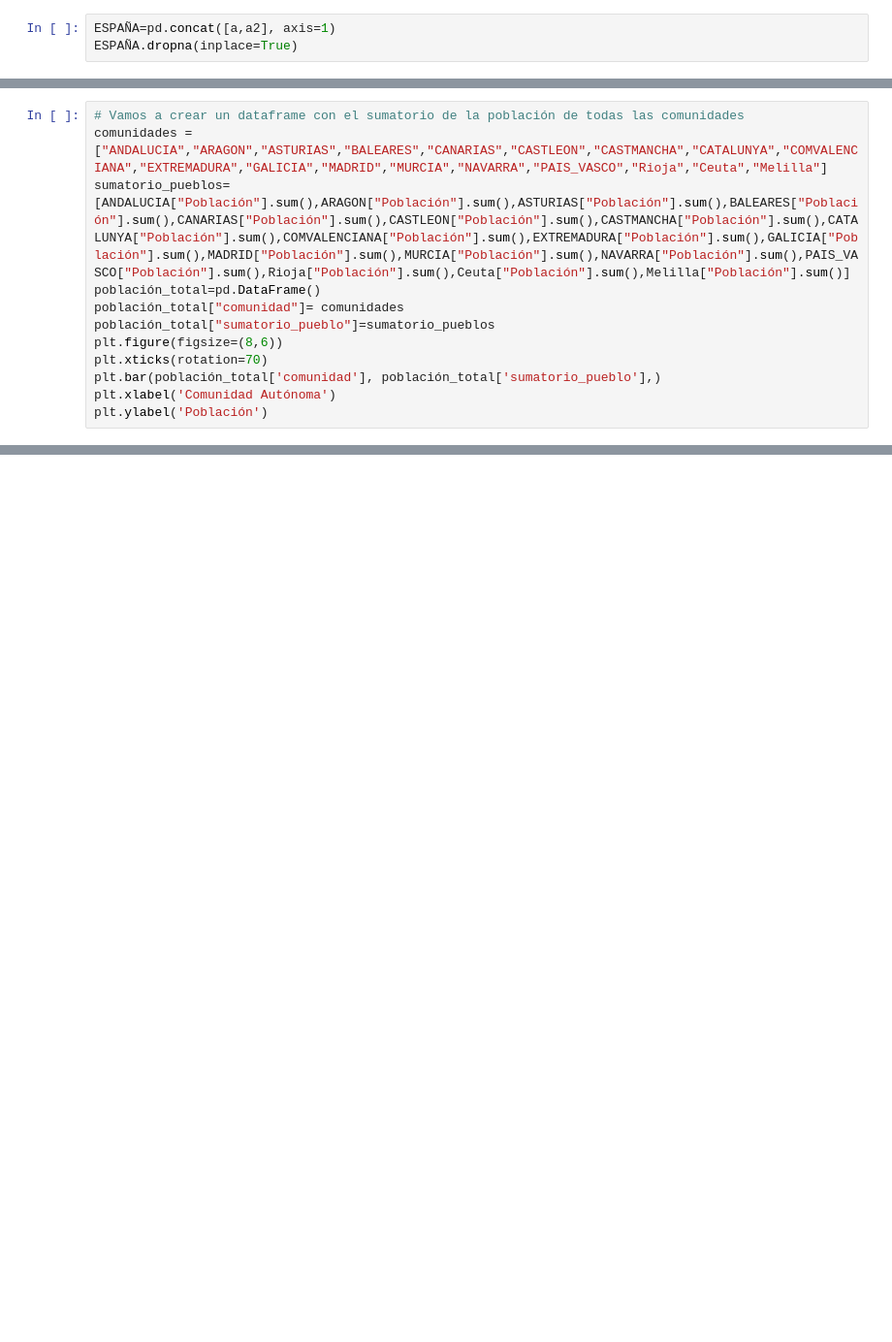
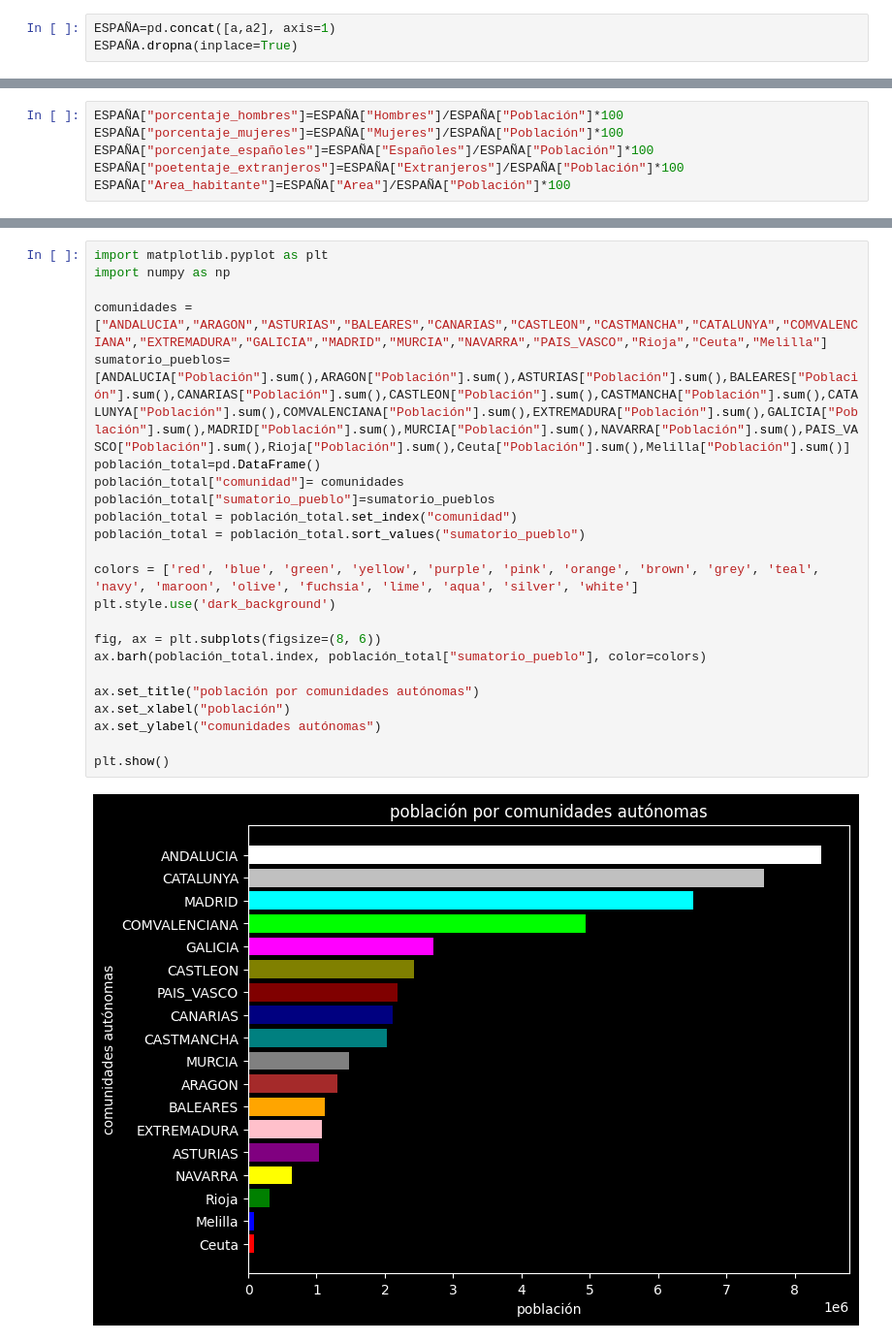
Before and after one commit to Chidagon/Data_Analyst, a Jupyter notebook: EDA/EDA_Carlos Hidalgo.ipynb, the cells around one changed output, grey strips where cells are left out. Shown: that part at 97% size. Drawn from its saved outputs; the diff is of its cells as text; blank space fills up the shorter version.

```diff
--- a/EDA/EDA_Carlos Hidalgo.ipynb
+++ b/EDA/EDA_Carlos Hidalgo.ipynb
@@ -220,12 +121,0 @@ Melilla = ESPAÑA.loc[ESPAÑA["Cod_CCAA"] == 19]
-# %%
-# Vamos a crear un dataframe con el sumatorio de la población de todas las comunidades
-comunidades = ["ANDALUCIA","ARAGON","ASTURIAS","BALEARES","CANARIAS","CASTLEON","CASTMANCHA","CATALUNYA","COMVALENCIANA","EXTREMADURA","GALICIA","MADRID","MURCIA","NAVARRA","PAIS_VASCO","Rioja","Ceuta","Melilla"]
-sumatorio_pueblos=[ANDALUCIA["Población"].sum(),ARAGON["Población"].sum(),ASTURIAS["Población"].sum(),BALEARES["Población"].sum(),CANARIAS["Población"].sum(),CASTLEON["Población"].sum(),CASTMANCHA["Población"].sum(),CATALUNYA["Población"].sum(),COMVALENCIANA["Población"].sum(),EXTREMADURA["Población"].sum(),GALICIA["Población"].sum(),MADRID["Población"].sum(),MURCIA["Población"].sum(),NAVARRA["Población"].sum(),PAIS_VASCO["Población"].sum(),Rioja["Población"].sum(),Ceuta["Población"].sum(),Melilla["Población"].sum()]
-población_total=pd.DataFrame()
-población_total["comunidad"]= comunidades
-población_total["sumatorio_pueblo"]=sumatorio_pueblos
-plt.figure(figsize=(8,6))
-plt.xticks(rotation=70)
-plt.bar(población_total['comunidad'], población_total['sumatorio_pueblo'],)
-plt.xlabel('Comunidad Autónoma')
-plt.ylabel('Población')
@@ -540,0 +240,6 @@ TypeError: Missing required keyword argument `data`.
+# %%
+ESPAÑA["porcentaje_hombres"]=ESPAÑA["Hombres"]/ESPAÑA["Población"]*100
+ESPAÑA["porcentaje_mujeres"]=ESPAÑA["Mujeres"]/ESPAÑA["Población"]*100
+ESPAÑA["porcenjate_españoles"]=ESPAÑA["Españoles"]/ESPAÑA["Población"]*100
+ESPAÑA["poetentaje_extranjeros"]=ESPAÑA["Extranjeros"]/ESPAÑA["Población"]*100
+ESPAÑA["Area_habitante"]=ESPAÑA["Area"]/ESPAÑA["Población"]*100
@@ -540,0 +270,25 @@ TypeError: Missing required keyword argument `data`.
+# %%
+import matplotlib.pyplot as plt
+import numpy as np
+
+comunidades = ["ANDALUCIA","ARAGON","ASTURIAS","BALEARES","CANARIAS","CASTLEON","CASTMANCHA","CATALUNYA","COMVALENCIANA","EXTREMADURA","GALICIA","MADRID","MURCIA","NAVARRA","PAIS_VASCO","Rioja","Ceuta","Melilla"]
+sumatorio_pueblos=[ANDALUCIA["Población"].sum(),ARAGON["Población"].sum(),ASTURIAS["Población"].sum(),BALEARES["Población"].sum(),CANARIAS["Población"].sum(),CASTLEON["Población"].sum(),CASTMANCHA["Población"].sum(),CATALUNYA["Población"].sum(),COMVALENCIANA["Población"].sum(),EXTREMADURA["Población"].sum(),GALICIA["Población"].sum(),MADRID["Población"].sum(),MURCIA["Población"].sum(),NAVARRA["Población"].sum(),PAIS_VASCO["Población"].sum(),Rioja["Población"].sum(),Ceuta["Población"].sum(),Melilla["Población"].sum()]
+población_total=pd.DataFrame()
+población_total["comunidad"]= comunidades
+población_total["sumatorio_pueblo"]=sumatorio_pueblos
+población_total = población_total.set_index("comunidad")
+población_total = población_total.sort_values("sumatorio_pueblo")
+
+colors = ['red', 'blue', 'green', 'yellow', 'purple', 'pink', 'orange', 'brown', 'grey', 'teal', 'navy', 'maroon', 'olive', 'fuchsia', 'lime', 'aqua', 'silver', 'white']
+plt.style.use('dark_background')
+
+fig, ax = plt.subplots(figsize=(8, 6))
+ax.barh(población_total.index, población_total["sumatorio_pueblo"], color=colors)
+
+ax.set_title("población por comunidades autónomas")
+ax.set_xlabel("población")
+ax.set_ylabel("comunidades autónomas")
+
+plt.show()
+# %% [output]
+[figure, added]
```
Also changed, not shown: parts of 152 cells of this notebook, 2 other files.
